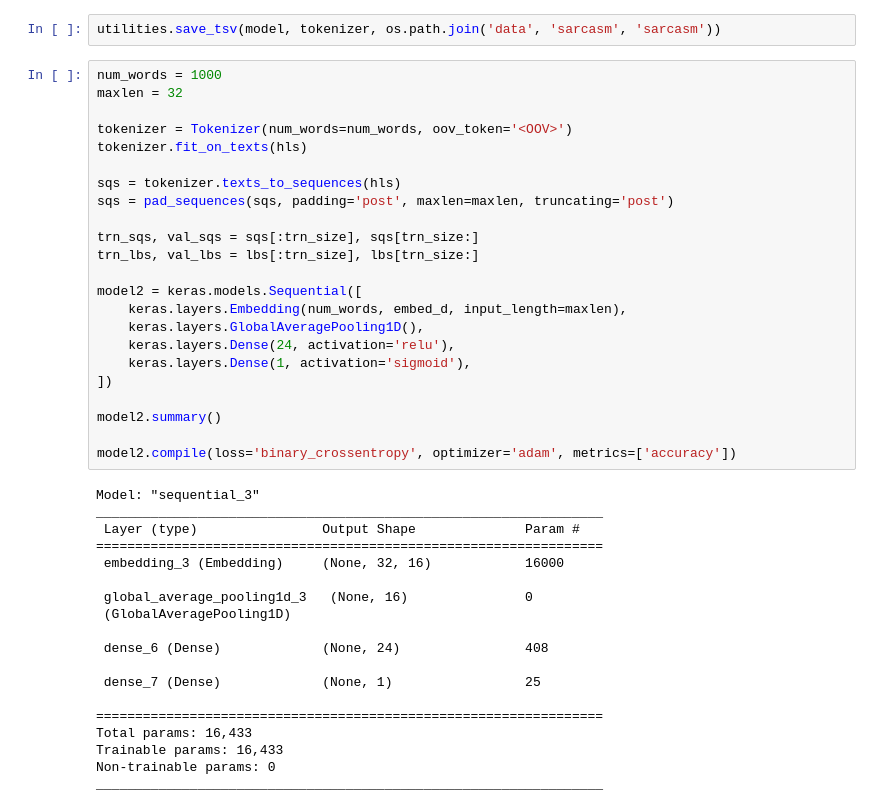
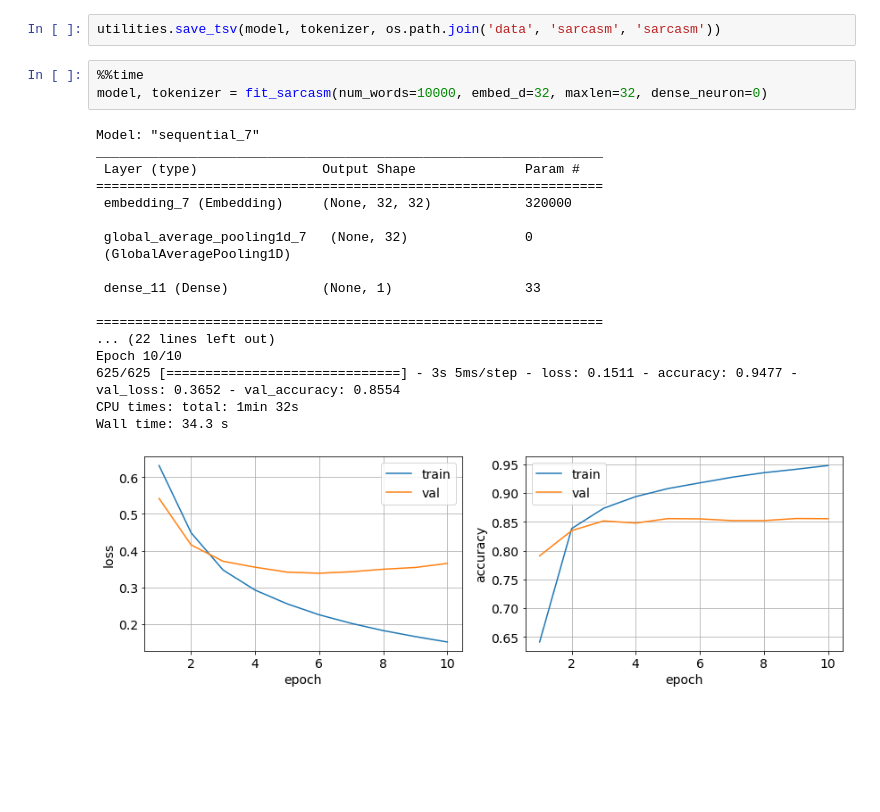
Before and after one commit to linjing-gz-gd/coursera-tensorflow-cert, a Jupyter notebook: C3-W2-embedding-sarcasm.ipynb, the cells around one changed output. Drawn from its saved outputs; the diff is of its cells as text; blank space fills up the shorter version.

```diff
--- a/C3-W2-embedding-sarcasm.ipynb
+++ b/C3-W2-embedding-sarcasm.ipynb
@@ -105,44 +93,24 @@ utilities.plot_train_val_metrics(history, metrics=['loss', 'accuracy'])
 # %%
 utilities.save_tsv(model, tokenizer, os.path.join('data', 'sarcasm', 'sarcasm'))
 # %%
-num_words = 1000
-maxlen = 32
-
-tokenizer = Tokenizer(num_words=num_words, oov_token='<OOV>')
-tokenizer.fit_on_texts(hls)
-
-sqs = tokenizer.texts_to_sequences(hls)
-sqs = pad_sequences(sqs, padding='post', maxlen=maxlen, truncating='post')
-
-trn_sqs, val_sqs = sqs[:trn_size], sqs[trn_size:]
-trn_lbs, val_lbs = lbs[:trn_size], lbs[trn_size:]
-
-model2 = keras.models.Sequential([
-    keras.layers.Embedding(num_words, embed_d, input_length=maxlen),
-    keras.layers.GlobalAveragePooling1D(),
-    keras.layers.Dense(24, activation='relu'),
-    keras.layers.Dense(1, activation='sigmoid'),
-])
-
-model2.summary()
-
-model2.compile(loss='binary_crossentropy', optimizer='adam', metrics=['accuracy'])
+%%time
+model, tokenizer = fit_sarcasm(num_words=10000, embed_d=32, maxlen=32, dense_neuron=0)
 # %% [output]
-Model: "sequential_3"
+Model: "sequential_7"
 _________________________________________________________________
  Layer (type)                Output Shape              Param #
 =================================================================
- embedding_3 (Embedding)     (None, 32, 16)            16000
+ embedding_7 (Embedding)     (None, 32, 32)            320000
 
- global_average_pooling1d_3   (None, 16)               0
+ global_average_pooling1d_7   (None, 32)               0
  (GlobalAveragePooling1D)
 
- dense_6 (Dense)             (None, 24)                408
-
- dense_7 (Dense)             (None, 1)                 25
+ dense_11 (Dense)            (None, 1)                 33
 
 =================================================================
-Total params: 16,433
-Trainable params: 16,433
-Non-trainable params: 0
-_________________________________________________________________
+... (22 lines left out)
+Epoch 10/10
+625/625 [==============================] - 3s 5ms/step - loss: 0.1511 - accuracy: 0.9477 - val_loss: 0.3652 - val_accuracy: 0.8554
+CPU times: total: 1min 32s
+Wall time: 34.3 s
+[figure, added]
```
Also changed, not shown: parts of 16 cells of this notebook, 3 other files.
